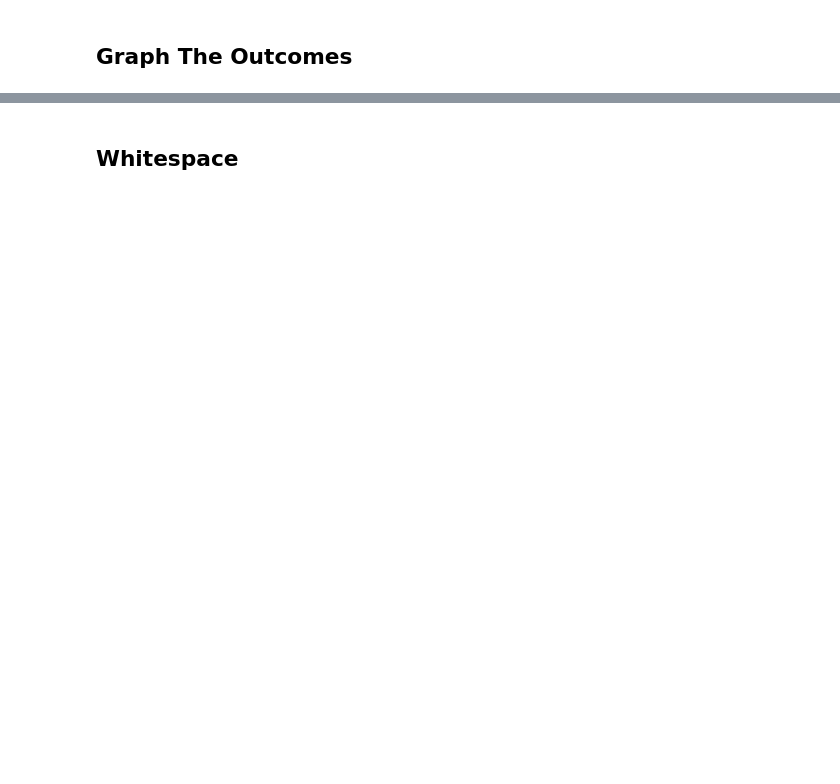
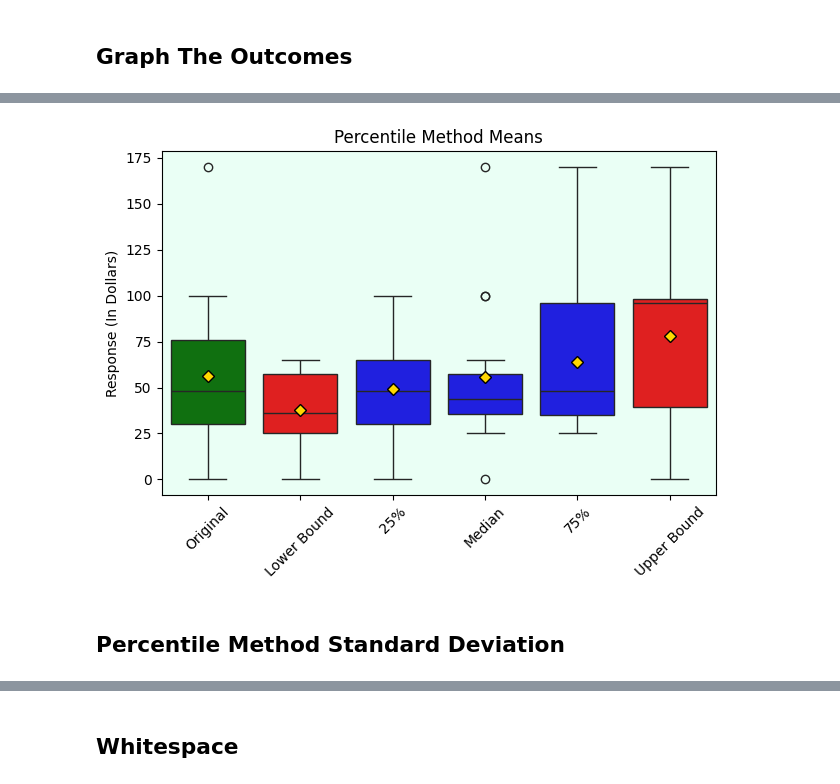
Before and after one commit to Goodfeelings/spring-2024-comp-intensive-stats-projects-02, a Jupyter notebook: Notebooks/project-02.ipynb, the cells around one changed output, grey strips where cells are left out. Drawn from its saved outputs; the diff is of its cells as text; code cells hidden in the pictures; blank space fills up the shorter version.

Commit message:
Finish Means Graph

```diff
--- a/Notebooks/project-02.ipynb
+++ b/Notebooks/project-02.ipynb
@@ -170,0 +243,12 @@ plt.show()
+# %%
+# Load the dataframe from the csv file (if necessary)
+df_percentile_comparison = pd.read_csv('../Data/Percentile Comparison Samples.csv').drop('Unnamed: 0', axis=1)
+# %%
+df_percentile_comparison_renamed = df_percentile_comparison.copy().rename(columns={
+    'Original Sample' : 'Original',
+    'Lower Percentile Bootstrap Sample': 'Lower Bound',
+    '25th Percentile' : '25%',
+    '50th Percentile (Median)': 'Median',
+    '75th Percentile' : '75%',
+    'Upper Percentile Bootstrap Sample': 'Upper Bound'
+})
@@ -170,0 +265,24 @@ plt.show()
+# %%
+# I want to show the original and then the remaining samples in order of the sample mean.
+order = ['Original', 'Lower Bound', '25%', 'Median', '75%', 'Upper Bound']
+
+# Draw the boxplot
+ax = sns.boxplot(data=df_percentile_comparison_renamed, order=order, palette=['g', 'r', 'r', 'b', 'b', 'b'], showmeans=True, meanprops={'marker':'D', 'markerfacecolor':'gold', 'markeredgecolor':'black'})
+plt.xticks(rotation=45)
+
+# Add grey background
+ax.set_facecolor('#eafff5')
+
+# Labels
+ax.set_ylabel('Response (In Dollars)', color='black')
+
+# Add Layout Setting & Title
+plt.title('Percentile Method Means')
+plt.tight_layout()
+
+# Show the plot
+plt.show()
+# %% [output]
+[figure, added]
+# %% [markdown]
+## Percentile Method Standard Deviation
```
Also changed, not shown: parts of 12 cells of this notebook, 2 other files.
